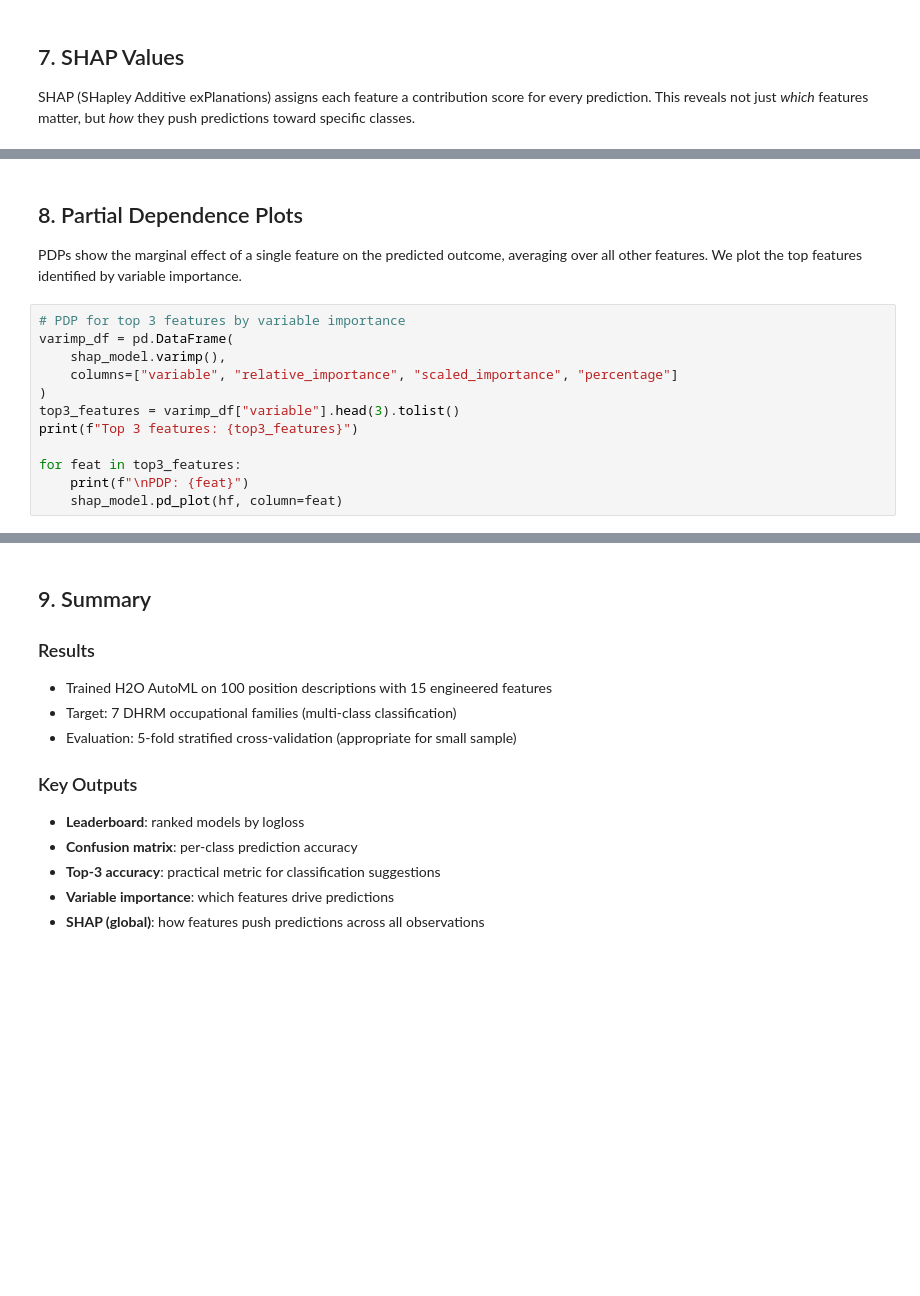
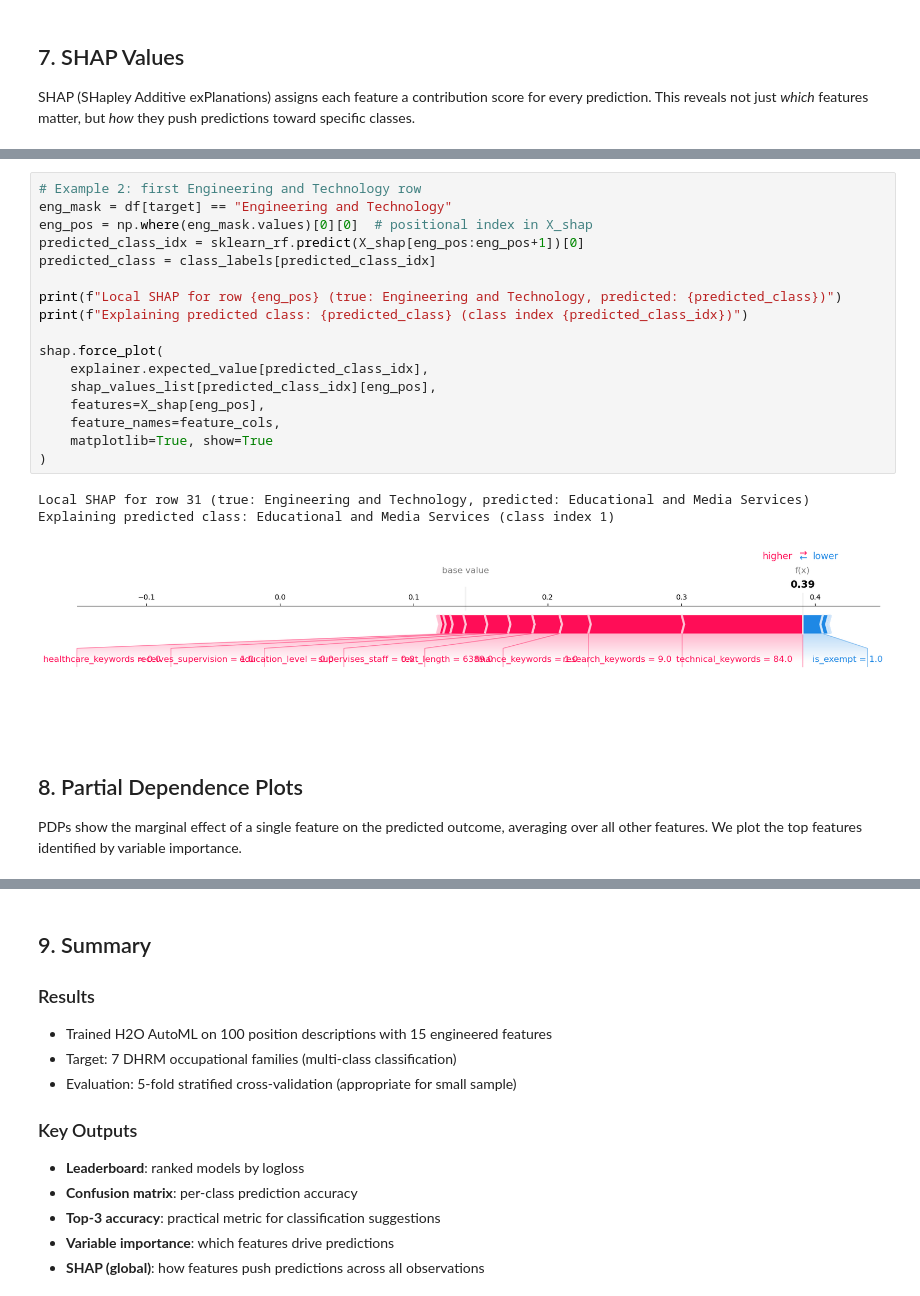
Before and after one commit to MSBA-Spring2026-Team-7/GRIFFIN-HR-Classification, a Jupyter notebook: notebooks/5_h2o_automl.ipynb, the cells around one changed output, grey strips where cells are left out. Saved outputs shown, nothing was run; the diff lists cells and outputs as text; blank space fills up the shorter version.

```diff
--- a/notebooks/5_h2o_automl.ipynb
+++ b/notebooks/5_h2o_automl.ipynb
@@ -215,18 +421,27 @@ shap_model.shap_explain_row_plot(hf, row_index=eng_row_num)
+# %%
+# Example 2: first Engineering and Technology row
+eng_mask = df[target] == "Engineering and Technology"
+eng_pos = np.where(eng_mask.values)[0][0]  # positional index in X_shap
+predicted_class_idx = sklearn_rf.predict(X_shap[eng_pos:eng_pos+1])[0]
+predicted_class = class_labels[predicted_class_idx]
+
+print(f"Local SHAP for row {eng_pos} (true: Engineering and Technology, predicted: {predicted_class})")
+print(f"Explaining predicted class: {predicted_class} (class index {predicted_class_idx})")
+
+shap.force_plot(
+    explainer.expected_value[predicted_class_idx],
+    shap_values_list[predicted_class_idx][eng_pos],
+    features=X_shap[eng_pos],
+    feature_names=feature_cols,
+    matplotlib=True, show=True
+)
+# %% [output]
+Local SHAP for row 31 (true: Engineering and Technology, predicted: Educational and Media Services)
+Explaining predicted class: Educational and Media Services (class index 1)
+[figure, added]
 # %% [markdown]
 ## 8. Partial Dependence Plots
 
 PDPs show the marginal effect of a single feature on the predicted outcome,
 averaging over all other features. We plot the top features identified by
 variable importance.
-# %%
-# PDP for top 3 features by variable importance
-varimp_df = pd.DataFrame(
-    shap_model.varimp(),
-    columns=["variable", "relative_importance", "scaled_importance", "percentage"]
-)
-top3_features = varimp_df["variable"].head(3).tolist()
-print(f"Top 3 features: {top3_features}")
-
-for feat in top3_features:
-    print(f"\nPDP: {feat}")
-    shap_model.pd_plot(hf, column=feat)
```
Also changed, not shown: parts of 19 cells of this notebook, 19 other files.
